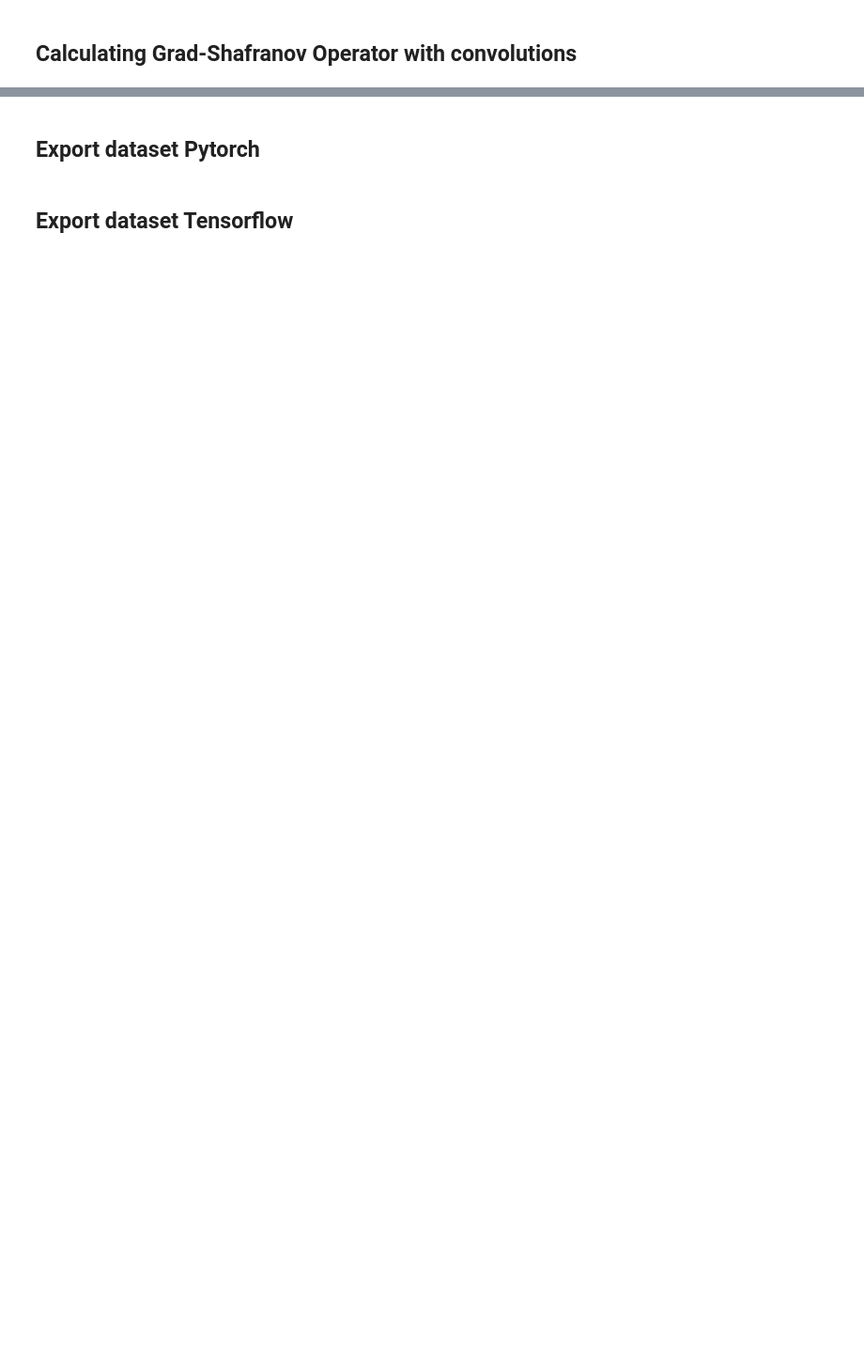
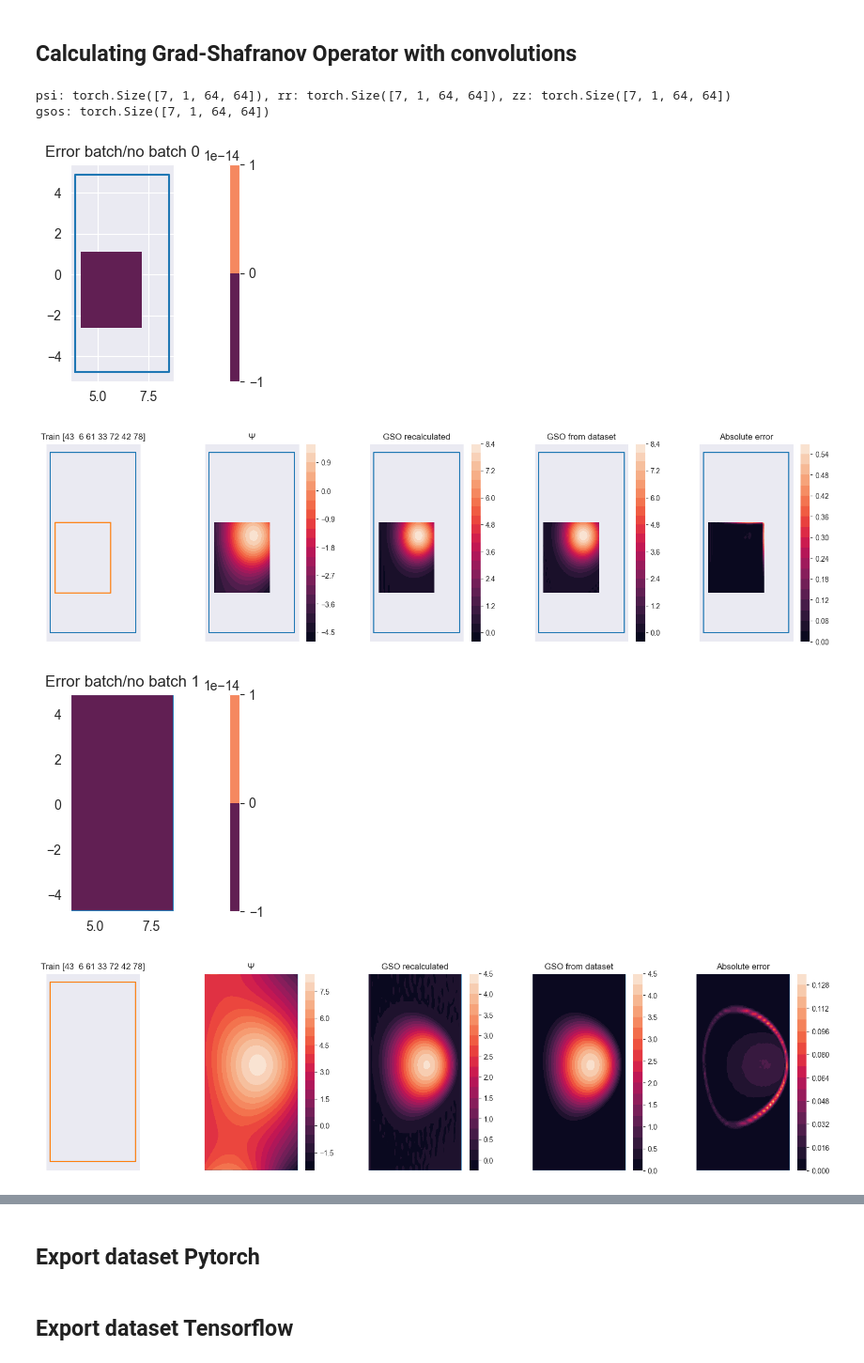
Before and after one commit to matgrand/PlaNet_Equil_reconstruction, a Jupyter notebook: prepare_dataset.ipynb, the cells around one changed output, grey strips where cells are left out. Shown: that part at 94% size. Cells and saved outputs as stored; diff of their text form; code cells hidden in the pictures; blank space fills up the shorter version.

```diff
--- a/prepare_dataset.ipynb
+++ b/prepare_dataset.ipynb
@@ -316,37 +341,53 @@ for i in range(n_plots):
     box = get_box_from_grid(rr, zz)
     gso = calc_gso(psi, rr, zz) # calculate the Grad-Shafranov operator
     gso2 = gsos[i]
+    #plot error gso vs gso2
+    fig, ax = plt.subplots(1, 1, figsize=(15, 3), sharey=True)
+    im = ax.contourf(rr, zz, np.abs(gso-gso2), 20)
+    ax.plot(big_box[:,0], big_box[:,1])
+    ax.set_aspect('equal')
+    ax.set_title(f"Error batch/no batch {i}")
+    plt.colorbar(im, ax=ax)
+    plt.show() if HAS_SCREEN else plt.savefig(join(DATA_DIR, f'gso_error_{i}.png'))
     assert np.allclose(gso, gso2), f"Error in the calculation of the Grad-Shafranov operator: \ngso:\n{gso}, \ngso2:\n{gso2}"
+
     # psi, gso, rhs = psi[1:-1,1:-1], gso[1:-1,1:-1], rhs[1:-1,1:-1]
     # rr, zz = rr[1:-1,1:-1], zz[1:-1,1:-1]
     fig,ax = plt.subplots(1,5, figsize=(20,5))
     ax[0].plot(big_box[:,0], big_box[:,1])
     ax[0].plot(box[:,0], box[:,1])
     ax[0].set_aspect('equal')
     ax[0].set_xticks([]), ax[0].set_yticks([])
     ax[0].set_title(f"Train {idxs}")
     im1 = ax[1].contourf(rr, zz, psi, 20)
     ax[1].plot(big_box[:,0], big_box[:,1])
     ax[1].set_aspect('equal')
     ax[1].set_xticks([]), ax[1].set_yticks([])
     ax[1].set_title("Ψ")
     im2 = ax[2].contourf(rr, zz, -gso, 20)
     ax[2].plot(big_box[:,0], big_box[:,1])
     ax[2].set_aspect('equal')
     ax[2].set_xticks([]), ax[2].set_yticks([])
     ax[2].set_title("GSO recalculated")
     im3 = ax[3].contourf(rr, zz, -rhs, 20)
     ax[3].plot(big_box[:,0], big_box[:,1])
     ax[3].set_aspect('equal')
     ax[3].set_xticks([]), ax[3].set_yticks([])
     ax[3].set_title("GSO from dataset")
     im4 = ax[4].contourf(rr, zz, np.abs(gso-rhs), 20)
     ax[4].plot(big_box[:,0], big_box[:,1])
     ax[4].set_aspect('equal')
     ax[4].set_xticks([]), ax[4].set_yticks([])
     ax[4].set_title("Absolute error")
     plt.colorbar(im1,ax=ax[1])
     plt.colorbar(im2,ax=ax[2])
     plt.colorbar(im3,ax=ax[3])
     plt.colorbar(im4,ax=ax[4])
     plt.show() if HAS_SCREEN else plt.savefig(join(DATA_DIR, f'gso_check_{i}.png'))
+# %% [output]
+psi: torch.Size([7, 1, 64, 64]), rr: torch.Size([7, 1, 64, 64]), zz: torch.Size([7, 1, 64, 64])
+gsos: torch.Size([7, 1, 64, 64])
+[figure, added]
+[figure, added]
+[figure, added]
+[figure, added]
```
Also changed, not shown: parts of 9 cells of this notebook.
